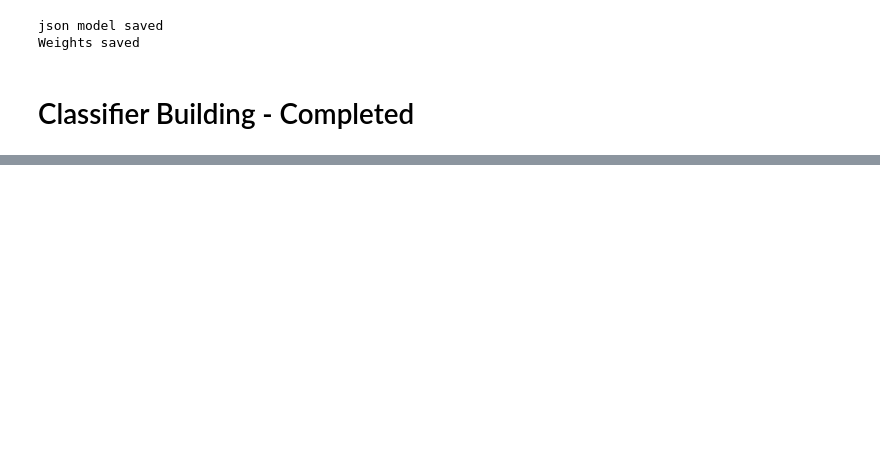
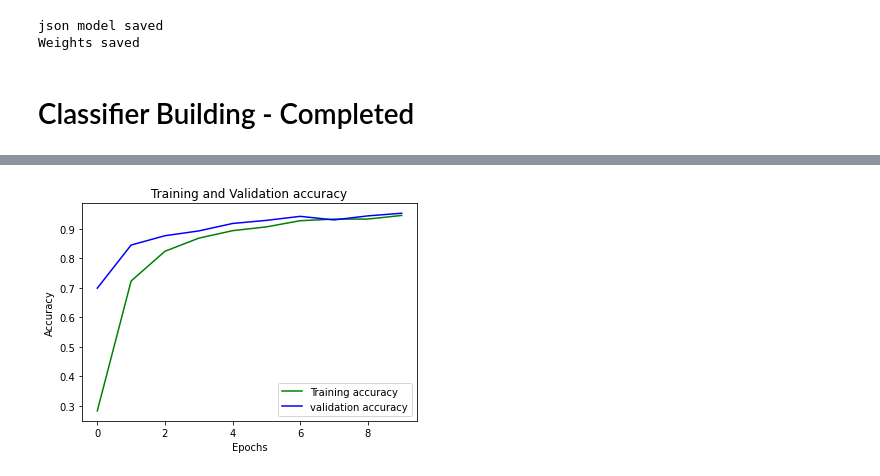
Before and after one commit to rwt-2001/Mini_Project, a Jupyter notebook: ML_Model.ipynb, the cells around one changed output, grey strips where cells are left out. Drawn from its saved outputs; the diff is of its cells as text; code cells hidden in the pictures; blank space fills up the shorter version.

```diff
--- a/ML_Model.ipynb
+++ b/ML_Model.ipynb
@@ -224,0 +248,13 @@ Weights saved
+# %%
+train_accuracy = history.history['accuracy']
+val_accuracy = history.history['val_accuracy']
+epochs = range(0,10)
+plt.plot(epochs, train_accuracy, 'g', label='Training accuracy')
+plt.plot(epochs, val_accuracy, 'b', label='validation accuracy')
+plt.title('Training and Validation accuracy')
+plt.xlabel('Epochs')
+plt.ylabel('Accuracy')
+plt.legend()
+plt.show()
+# %% [output]
+[figure, added]
```
Also changed, not shown: parts of 11 cells of this notebook, 4 other files.
